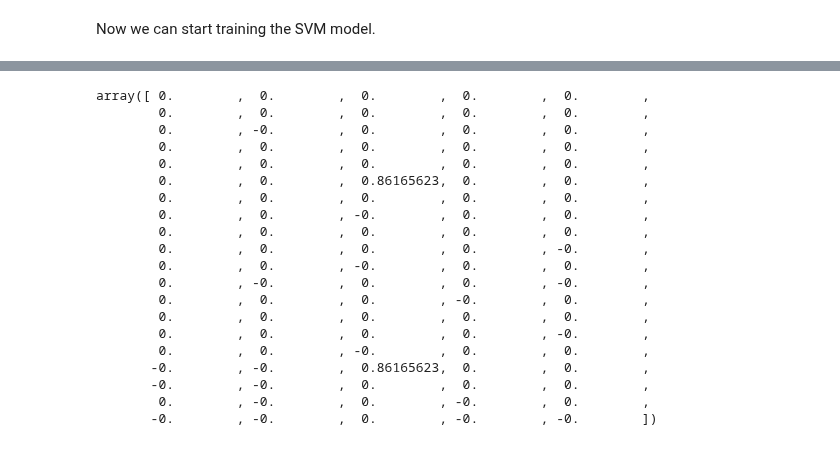
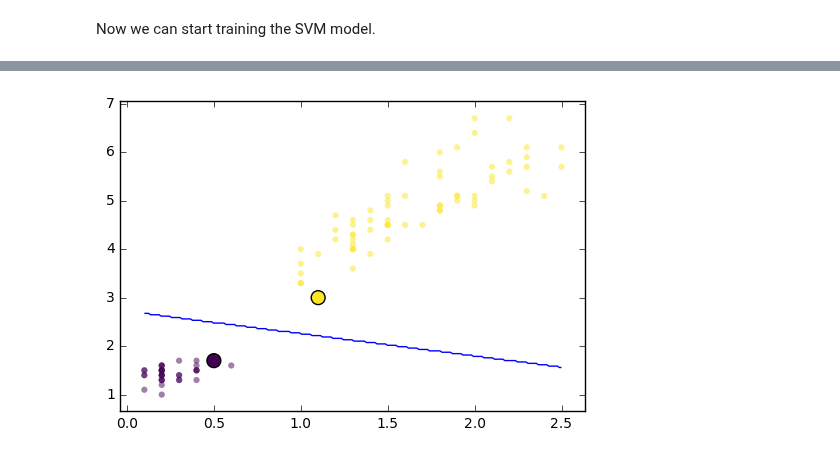
Before and after one commit to reza-asad/SVM-with-SMO, a Jupyter notebook: SVM.ipynb, the cells around one changed output, grey strips where cells are left out. Drawn from its saved outputs; the diff is of its cells as text; code cells hidden in the pictures.

```diff
--- a/SVM.ipynb
+++ b/SVM.ipynb
@@ -79,23 +90,6 @@ w[1]/w[0], b
-# %%
-alpha
-# %% [output]
-array([ 0.        ,  0.        ,  0.        ,  0.        ,  0.        ,
-        0.        ,  0.        ,  0.        ,  0.        ,  0.        ,
-        0.        , -0.        ,  0.        ,  0.        ,  0.        ,
-        0.        ,  0.        ,  0.        ,  0.        ,  0.        ,
-        0.        ,  0.        ,  0.        ,  0.        ,  0.        ,
-        0.        ,  0.        ,  0.86165623,  0.        ,  0.        ,
-        0.        ,  0.        ,  0.        ,  0.        ,  0.        ,
-        0.        ,  0.        , -0.        ,  0.        ,  0.        ,
-        0.        ,  0.        ,  0.        ,  0.        ,  0.        ,
-        0.        ,  0.        ,  0.        ,  0.        , -0.        ,
-        0.        ,  0.        , -0.        ,  0.        ,  0.        ,
-        0.        , -0.        ,  0.        ,  0.        , -0.        ,
-        0.        ,  0.        ,  0.        , -0.        ,  0.        ,
-        0.        ,  0.        ,  0.        ,  0.        ,  0.        ,
-        0.        ,  0.        ,  0.        ,  0.        , -0.        ,
-        0.        ,  0.        , -0.        ,  0.        ,  0.        ,
-       -0.        , -0.        ,  0.86165623,  0.        ,  0.        ,
-       -0.        , -0.        ,  0.        ,  0.        ,  0.        ,
-        0.        , -0.        ,  0.        , -0.        ,  0.        ,
-       -0.        , -0.        ,  0.        , -0.        , -0.        ])
+# %%
+fig, ax = plt.subplots()
+grid, ax = svm.plot_solution(200, ax)
+plt.show()
+# %% [output]
+[figure, added]
```
Also changed, not shown: parts of 5 cells of this notebook, 2 other files.
